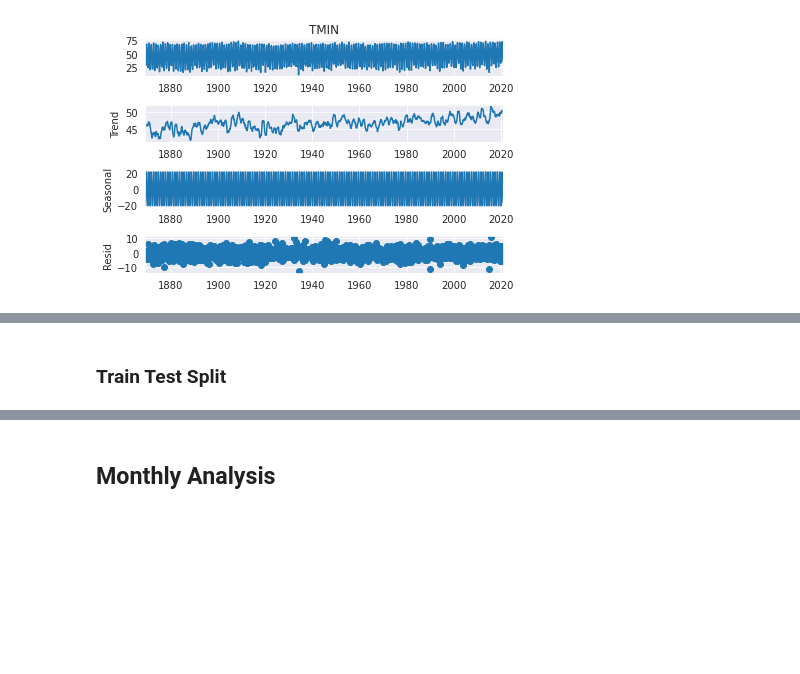
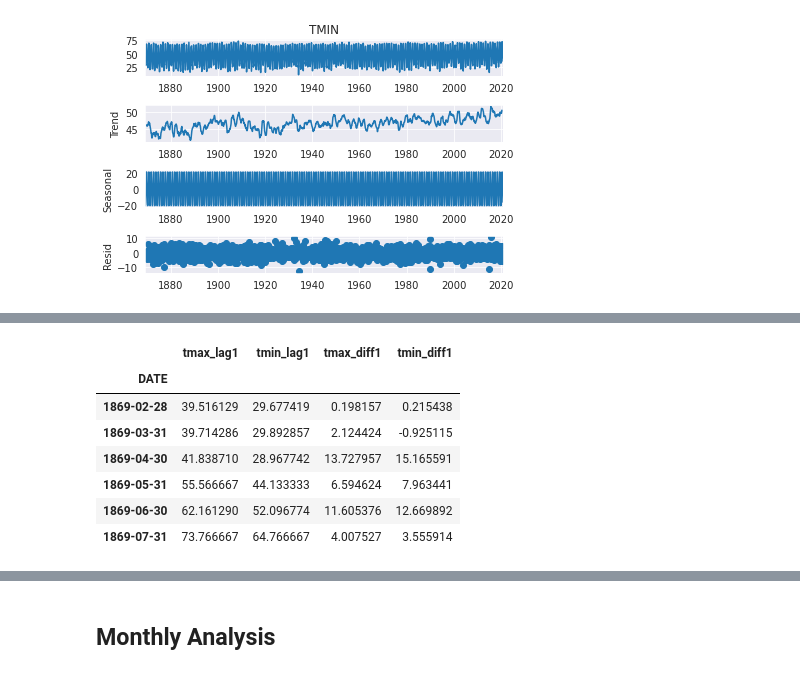
Before and after one commit to CrisLeaf/ny_is_burning, a Jupyter notebook: temperature_analysis.ipynb, the cells around one changed output, grey strips where cells are left out. Saved outputs shown, nothing was run; the diff lists cells and outputs as text; code cells hidden in the pictures; blank space fills up the shorter version.

```diff
--- a/temperature_analysis.ipynb
+++ b/temperature_analysis.ipynb
@@ -19,3 +19,4 @@ Read the data set
 # %%
-df = pd.read_csv("weather_data.csv")[["DATE", "TMAX", "TMIN",]]
+df = pd.read_csv("weather_data.csv")[["DATE", "TMAX", "TMIN"]]
 df = df.copy()
+df.info()
@@ -55,5 +89,14 @@ monthly_df["tmin_lag1"] = monthly_df["TMIN"].shift(1)
 monthly_df["tmin_diff1"] = monthly_df["TMIN"].diff(periods=1)
 
 monthly_df.dropna(inplace=True)
-# %% [markdown]
-### Train Test Split
+# %%
+monthly_df[["tmax_lag1", "tmin_lag1", "tmax_diff1", "tmin_diff1"]].head(6)
+# %% [output]
+|  | tmax_lag1 | tmin_lag1 | tmax_diff1 | tmin_diff1 |
+| DATE |  |  |  |  |
+| 1869-02-28 | 39.516129 | 29.677419 | 0.198157 | 0.215438 |
+| 1869-03-31 | 39.714286 | 29.892857 | 2.124424 | -0.925115 |
+| 1869-04-30 | 41.838710 | 28.967742 | 13.727957 | 15.165591 |
+| 1869-05-31 | 55.566667 | 44.133333 | 6.594624 | 7.963441 |
+| 1869-06-30 | 62.161290 | 52.096774 | 11.605376 | 12.669892 |
+| 1869-07-31 | 73.766667 | 64.766667 | 4.007527 | 3.555914 |
```
Also changed, not shown: parts of 21 cells of this notebook.
